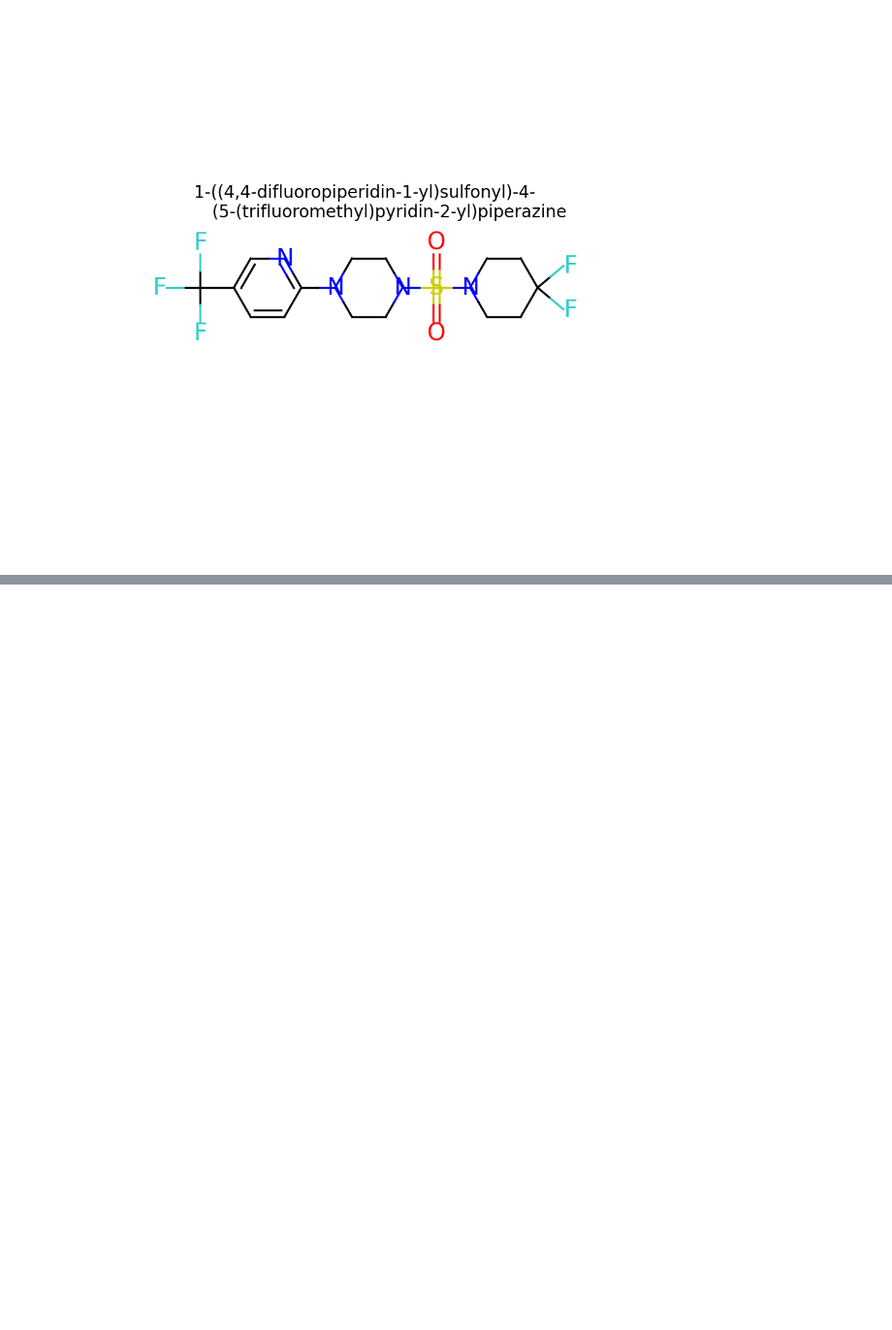
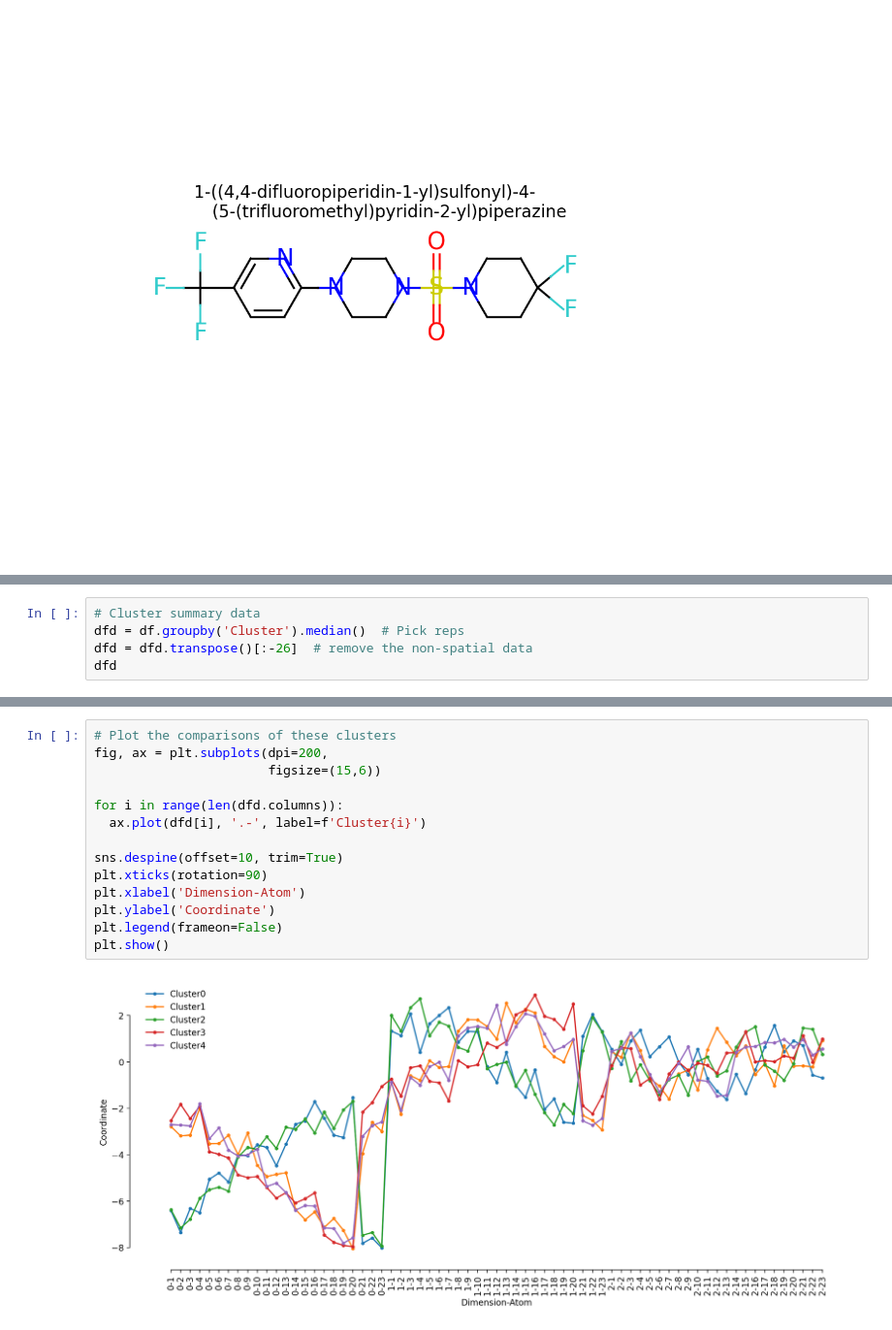
Before and after one commit to xh313/compchem, a Jupyter notebook: ChemOnPythonExplorations.ipynb, the cells around one changed output, grey strips where cells are left out. Shown at 97% size. Drawn from its saved outputs; the diff is of its cells as text; blank space fills up the shorter version.

```diff
--- a/ChemOnPythonExplorations.ipynb
+++ b/ChemOnPythonExplorations.ipynb
@@ -579,0 +808,5 @@ plt.show()
+# %%
+# Cluster summary data
+dfd = df.groupby('Cluster').median()  # Pick reps
+dfd = dfd.transpose()[:-26]  # remove the non-spatial data
+dfd
@@ -579,0 +827,16 @@ plt.show()
+# %%
+# Plot the comparisons of these clusters
+fig, ax = plt.subplots(dpi=200,
+                       figsize=(15,6))
+
+for i in range(len(dfd.columns)):
+  ax.plot(dfd[i], '.-', label=f'Cluster{i}')
+
+sns.despine(offset=10, trim=True)
+plt.xticks(rotation=90)
+plt.xlabel('Dimension-Atom')
+plt.ylabel('Coordinate')
+plt.legend(frameon=False)
+plt.show()
+# %% [output]
+[figure, added]
```
Also changed, not shown: parts of 15 cells of this notebook.
